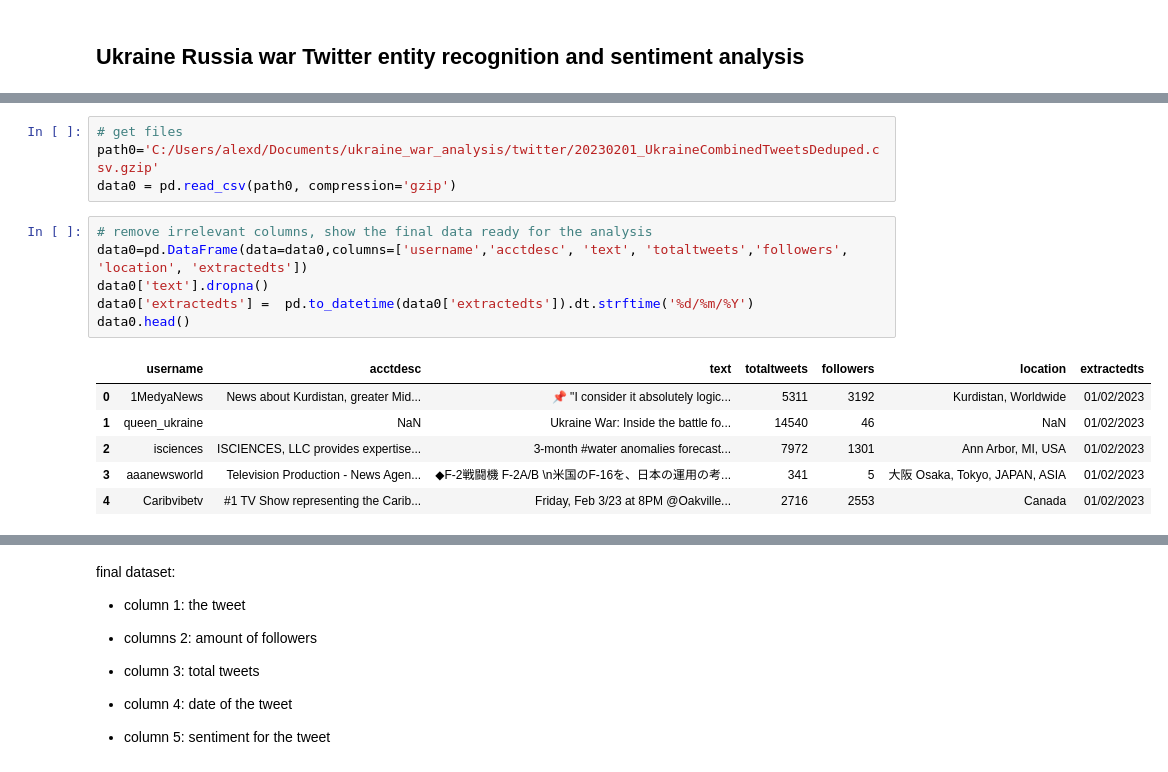
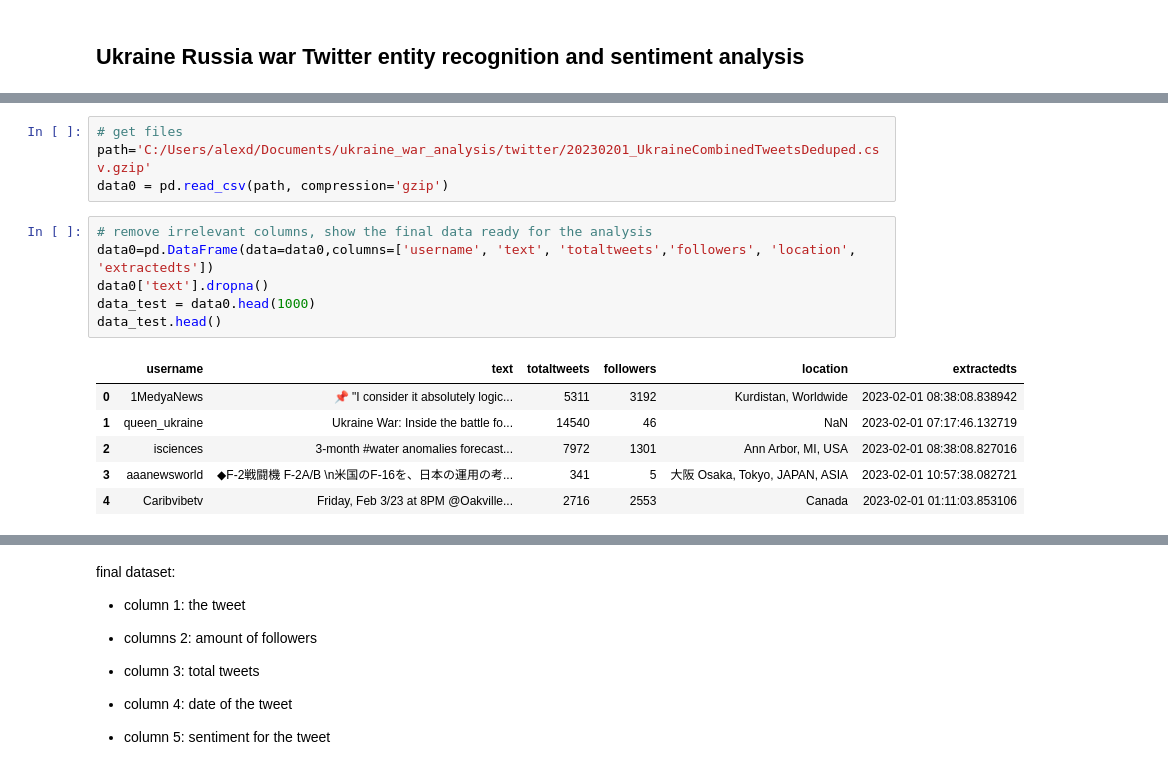
Before and after one commit to defreeze/data_science_self_study, a Jupyter notebook: twitter_analysis/Ukraine_Russia_ war_twitter_analysis.ipynb, the cells around one changed output, grey strips where cells are left out. Drawn from its saved outputs; the diff is of its cells as text.

```diff
--- a/twitter_analysis/Ukraine_Russia_ war_twitter_analysis.ipynb
+++ b/twitter_analysis/Ukraine_Russia_ war_twitter_analysis.ipynb
@@ -72,17 +61,17 @@ ERROR: Could not install packages due to an OSError: [Errno 28] No space left on
 # %%
 # get files
-path0='C:/Users/alexd/Documents/ukraine_war_analysis/twitter/20230201_UkraineCombinedTweetsDeduped.csv.gzip'
-data0 = pd.read_csv(path0, compression='gzip')
+path='C:/Users/alexd/Documents/ukraine_war_analysis/twitter/20230201_UkraineCombinedTweetsDeduped.csv.gzip'
+data0 = pd.read_csv(path, compression='gzip')
 # %%
 # remove irrelevant columns, show the final data ready for the analysis
-data0=pd.DataFrame(data=data0,columns=['username','acctdesc', 'text', 'totaltweets','followers', 'location', 'extractedts'])
+data0=pd.DataFrame(data=data0,columns=['username', 'text', 'totaltweets','followers', 'location', 'extractedts'])
 data0['text'].dropna()
-data0['extractedts'] =  pd.to_datetime(data0['extractedts']).dt.strftime('%d/%m/%Y')
-data0.head()
+data_test = data0.head(1000)
+data_test.head()
 # %% [output]
-|  | username | acctdesc | text | totaltweets | followers | location | extractedts |
-| 0 | 1MedyaNews | News about Kurdistan, greater Mid... | 📌 "I consider it absolutely logic... | 5311 | 3192 | Kurdistan, Worldwide | 01/02/2023 |
-| 1 | queen_ukraine | NaN | Ukraine War: Inside the battle fo... | 14540 | 46 | NaN | 01/02/2023 |
-| 2 | isciences | ISCIENCES, LLC provides expertise... | 3-month #water anomalies forecast... | 7972 | 1301 | Ann Arbor, MI, USA | 01/02/2023 |
-| 3 | aaanewsworld | Television Production - News Agen... | ◆F-2戦闘機 F-2A/B \n米国のF-16を、日本の運用の考... | 341 | 5 | 大阪 Osaka, Tokyo, JAPAN, ASIA | 01/02/2023 |
-| 4 | Caribvibetv | #1 TV Show representing the Carib... | Friday, Feb 3/23 at 8PM @Oakville... | 2716 | 2553 | Canada | 01/02/2023 |
+|  | username | text | totaltweets | followers | location | extractedts |
+| 0 | 1MedyaNews | 📌 "I consider it absolutely logic... | 5311 | 3192 | Kurdistan, Worldwide | 2023-02-01 08:38:08.838942 |
+| 1 | queen_ukraine | Ukraine War: Inside the battle fo... | 14540 | 46 | NaN | 2023-02-01 07:17:46.132719 |
+| 2 | isciences | 3-month #water anomalies forecast... | 7972 | 1301 | Ann Arbor, MI, USA | 2023-02-01 08:38:08.827016 |
+| 3 | aaanewsworld | ◆F-2戦闘機 F-2A/B \n米国のF-16を、日本の運用の考... | 341 | 5 | 大阪 Osaka, Tokyo, JAPAN, ASIA | 2023-02-01 10:57:38.082721 |
+| 4 | Caribvibetv | Friday, Feb 3/23 at 8PM @Oakville... | 2716 | 2553 | Canada | 2023-02-01 01:11:03.853106 |
```
Also changed, not shown: parts of 13 cells of this notebook.
